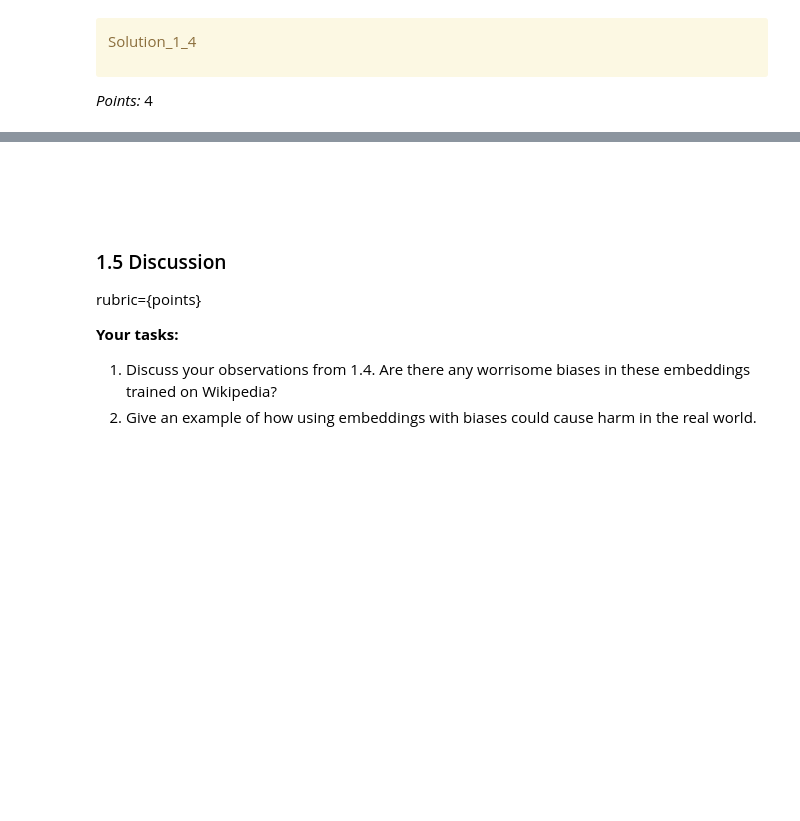
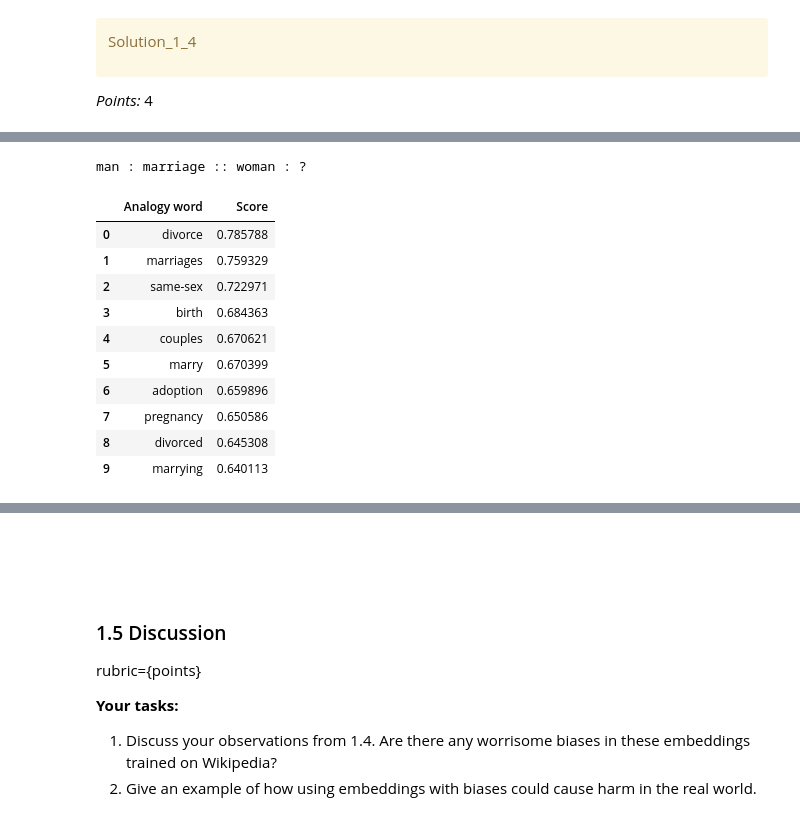
Before and after one commit to aneeshanavlakha/hw7, a Jupyter notebook: hw7.ipynb, the cells around one changed output, grey strips where cells are left out. Saved outputs shown, nothing was run; the diff lists cells and outputs as text; code cells hidden in the pictures; blank space fills up the shorter version.

```diff
--- a/hw7.ipynb
+++ b/hw7.ipynb
@@ -258 +370,16 @@ _Points:_ 4
+# %%
+analogy("man", "marriage", "woman")
+# %% [output]
+man : marriage :: woman : ?
+|  | Analogy word | Score |
+| 0 | divorce | 0.785788 |
+| 1 | marriages | 0.759329 |
+| 2 | same-sex | 0.722971 |
+| 3 | birth | 0.684363 |
+| 4 | couples | 0.670621 |
+| 5 | marry | 0.670399 |
+| 6 | adoption | 0.659896 |
+| 7 | pregnancy | 0.650586 |
+| 8 | divorced | 0.645308 |
+| 9 | marrying | 0.640113 |
 # %%
```
Also changed, not shown: parts of 21 cells of this notebook.
